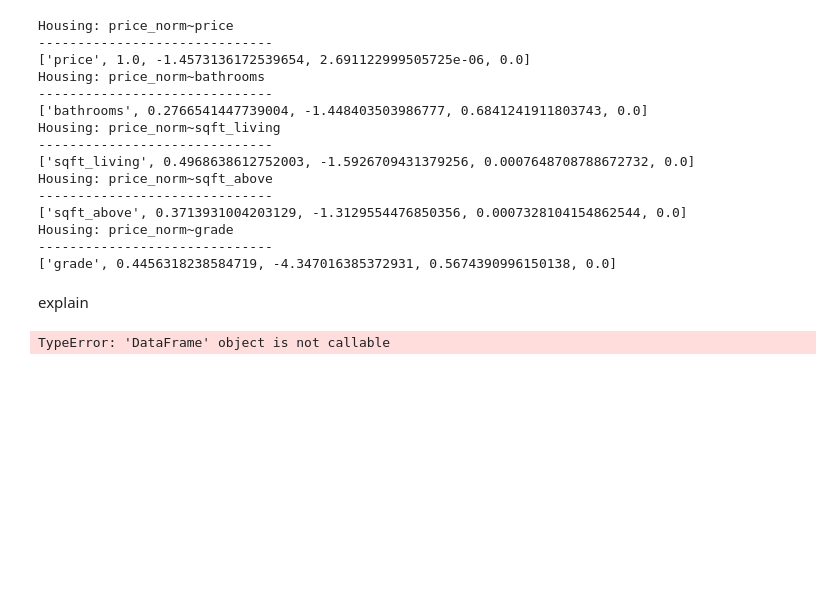
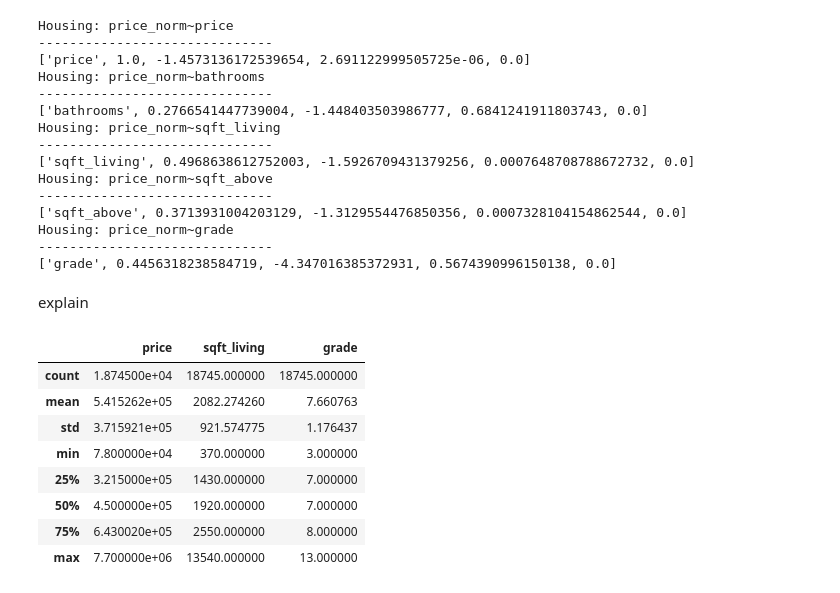
Before and after one commit to SarabiEventide/dsc-1-final-project-online-ds-sp-000, a Jupyter notebook: student_finalized.ipynb, the cells around one changed output. Drawn from its saved outputs; the diff is of its cells as text; code cells hidden in the pictures; blank space fills up the shorter version.

```diff
--- a/student_finalized.ipynb
+++ b/student_finalized.ipynb
@@ -671,8 +676,15 @@ Housing: price_norm~grade
 # %% [markdown]
 explain
 # %%
-df_final = pd.DataFrame([])
-df_final = df_non_norm(['bathrooms', 'sqft_above'], axis = 1)
+df_final = df_non_norm.drop(['bathrooms', 'sqft_above', 'price_norm'], axis = 1)
 df_final.describe()
 # %% [output]
-TypeError: 'DataFrame' object is not callable
+|  | price | sqft_living | grade |
+| count | 1.874500e+04 | 18745.000000 | 18745.000000 |
+| mean | 5.415262e+05 | 2082.274260 | 7.660763 |
+| std | 3.715921e+05 | 921.574775 | 1.176437 |
+| min | 7.800000e+04 | 370.000000 | 3.000000 |
+| 25% | 3.215000e+05 | 1430.000000 | 7.000000 |
+| 50% | 4.500000e+05 | 1920.000000 | 7.000000 |
+| 75% | 6.430020e+05 | 2550.000000 | 8.000000 |
+| max | 7.700000e+06 | 13540.000000 | 13.000000 |
```
Also changed, not shown: parts of 7 cells of this notebook.
